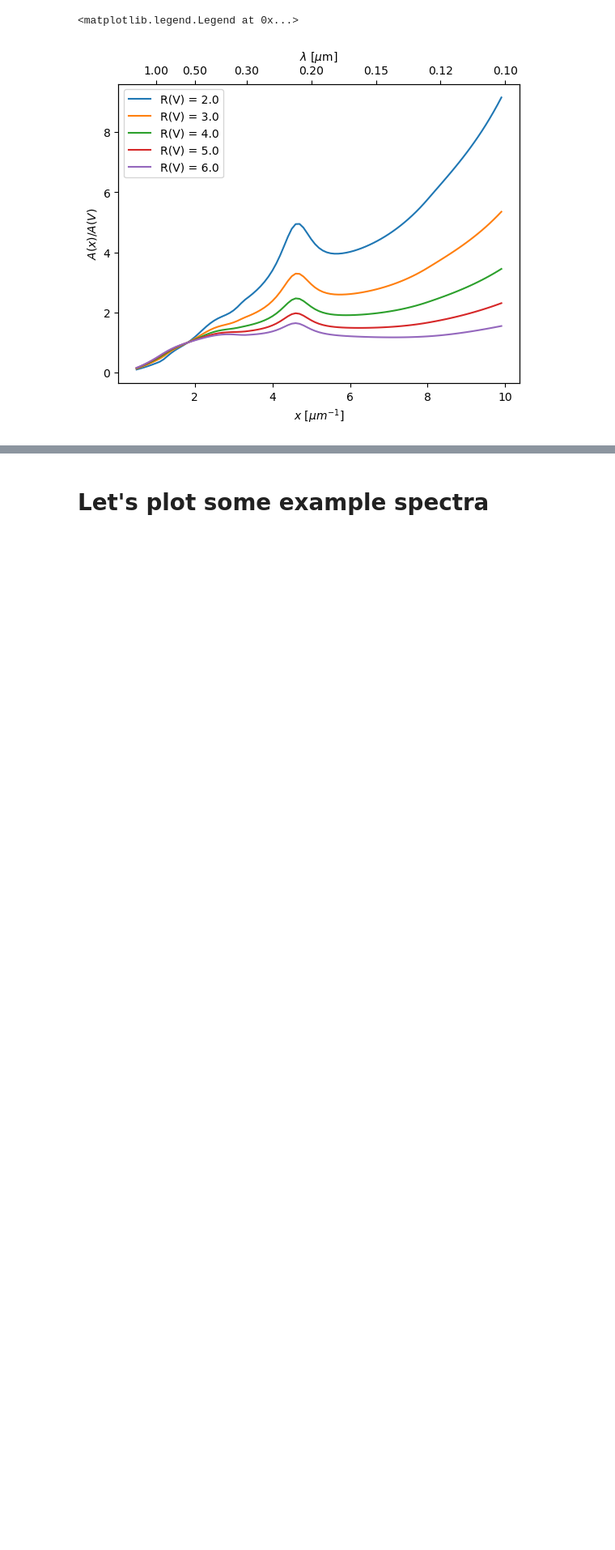
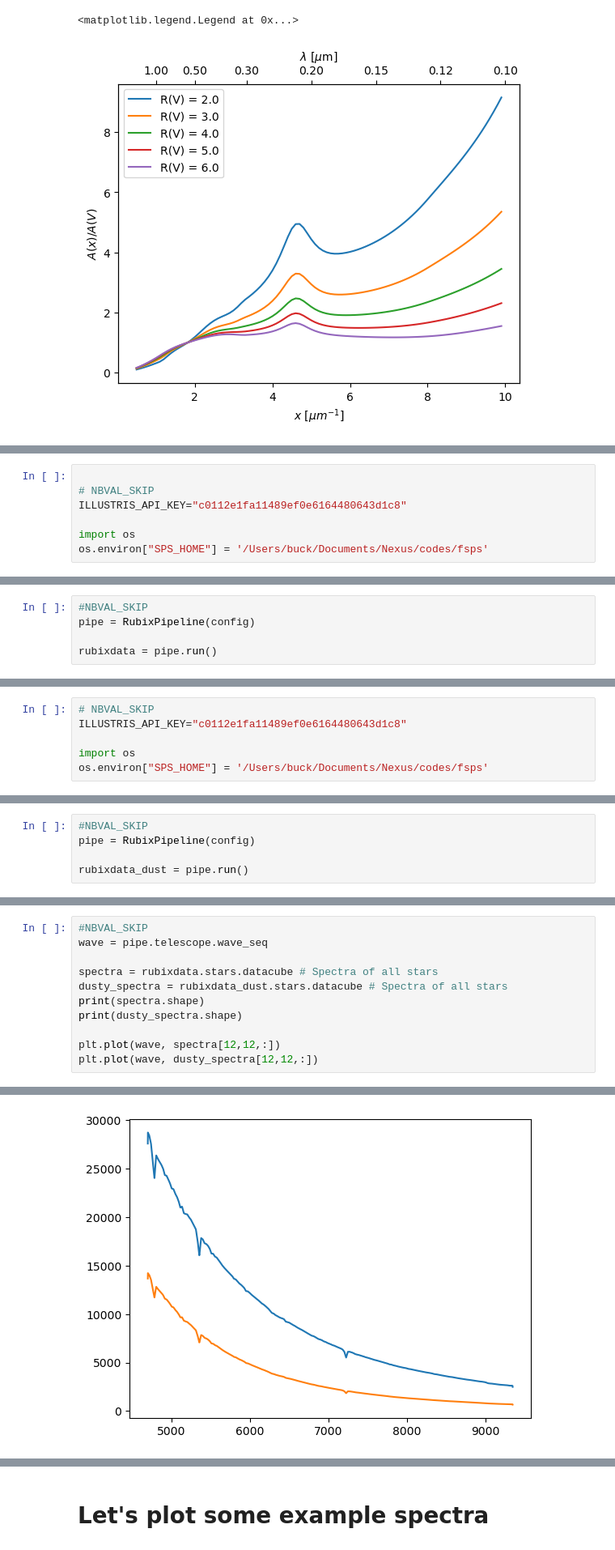
Before and after one commit to ufuk-cakir/rubix, a Jupyter notebook: notebooks/dust_extinction.ipynb, the cells around one changed output, grey strips where cells are left out. Shown at 81% size. Drawn from its saved outputs; the diff is of its cells as text; blank space fills up the shorter version.

```diff
--- a/notebooks/dust_extinction.ipynb
+++ b/notebooks/dust_extinction.ipynb
@@ -213,0 +140,7 @@ ssp.flux.shape
+# %%
+
+# NBVAL_SKIP
+ILLUSTRIS_API_KEY="c0112e1fa11489ef0e6164480643d1c8"
+
+import os
+os.environ["SPS_HOME"] = '/Users/buck/Documents/Nexus/codes/fsps'
@@ -213,0 +225,5 @@ ssp.flux.shape
+# %%
+#NBVAL_SKIP
+pipe = RubixPipeline(config)
+
+rubixdata = pipe.run()
@@ -213,0 +249,6 @@ ssp.flux.shape
+# %%
+# NBVAL_SKIP
+ILLUSTRIS_API_KEY="c0112e1fa11489ef0e6164480643d1c8"
+
+import os
+os.environ["SPS_HOME"] = '/Users/buck/Documents/Nexus/codes/fsps'
@@ -213,0 +324,5 @@ ssp.flux.shape
+# %%
+#NBVAL_SKIP
+pipe = RubixPipeline(config)
+
+rubixdata_dust = pipe.run()
@@ -213,0 +365,12 @@ ssp.flux.shape
+# %%
+#NBVAL_SKIP
+wave = pipe.telescope.wave_seq
+
+spectra = rubixdata.stars.datacube # Spectra of all stars
+dusty_spectra = rubixdata_dust.stars.datacube # Spectra of all stars
+print(spectra.shape)
+print(dusty_spectra.shape)
+
+plt.plot(wave, spectra[12,12,:])
+plt.plot(wave, dusty_spectra[12,12,:])
+# %% [output]
@@ -213,0 +380 @@ ssp.flux.shape
+[figure, added]
```
Also changed, not shown: parts of 41 cells of this notebook, 13 other files.
